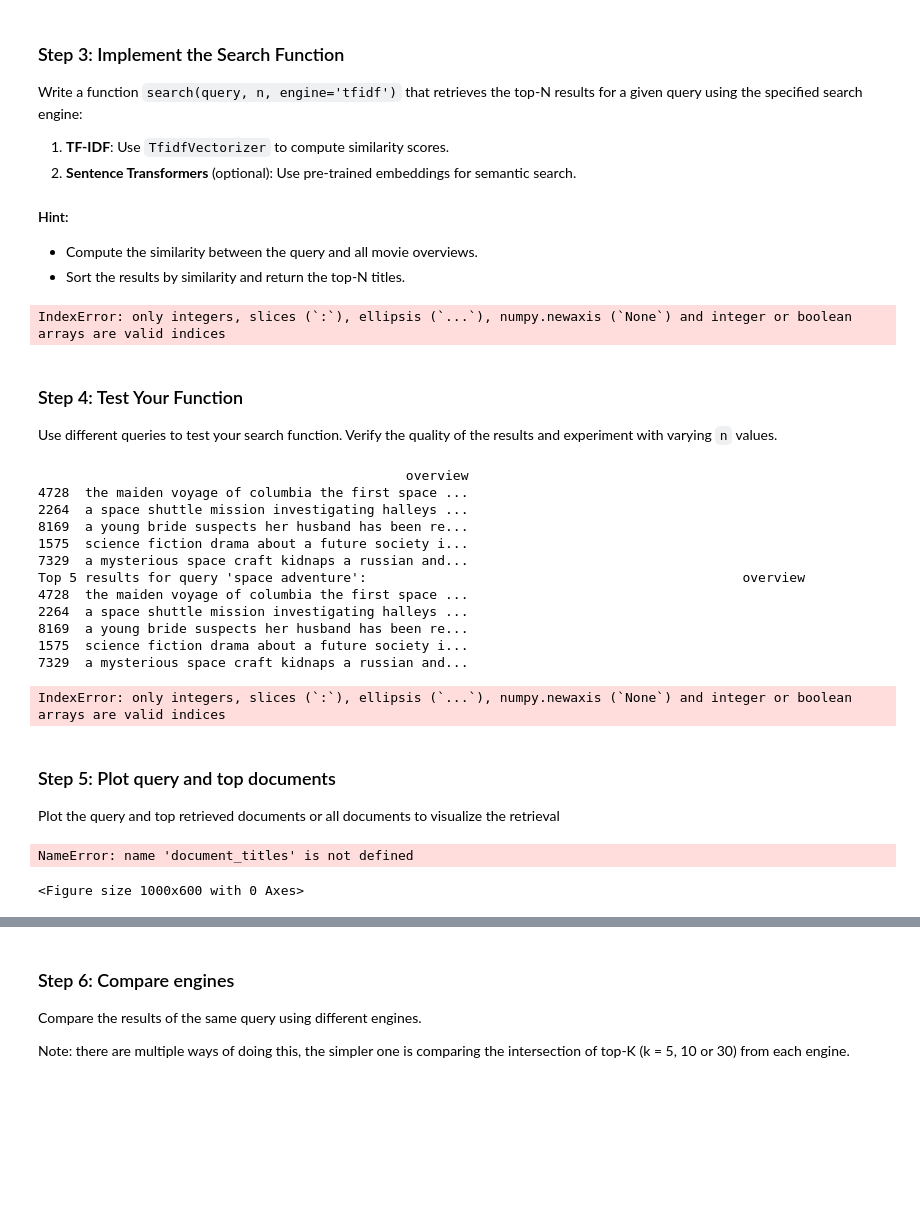
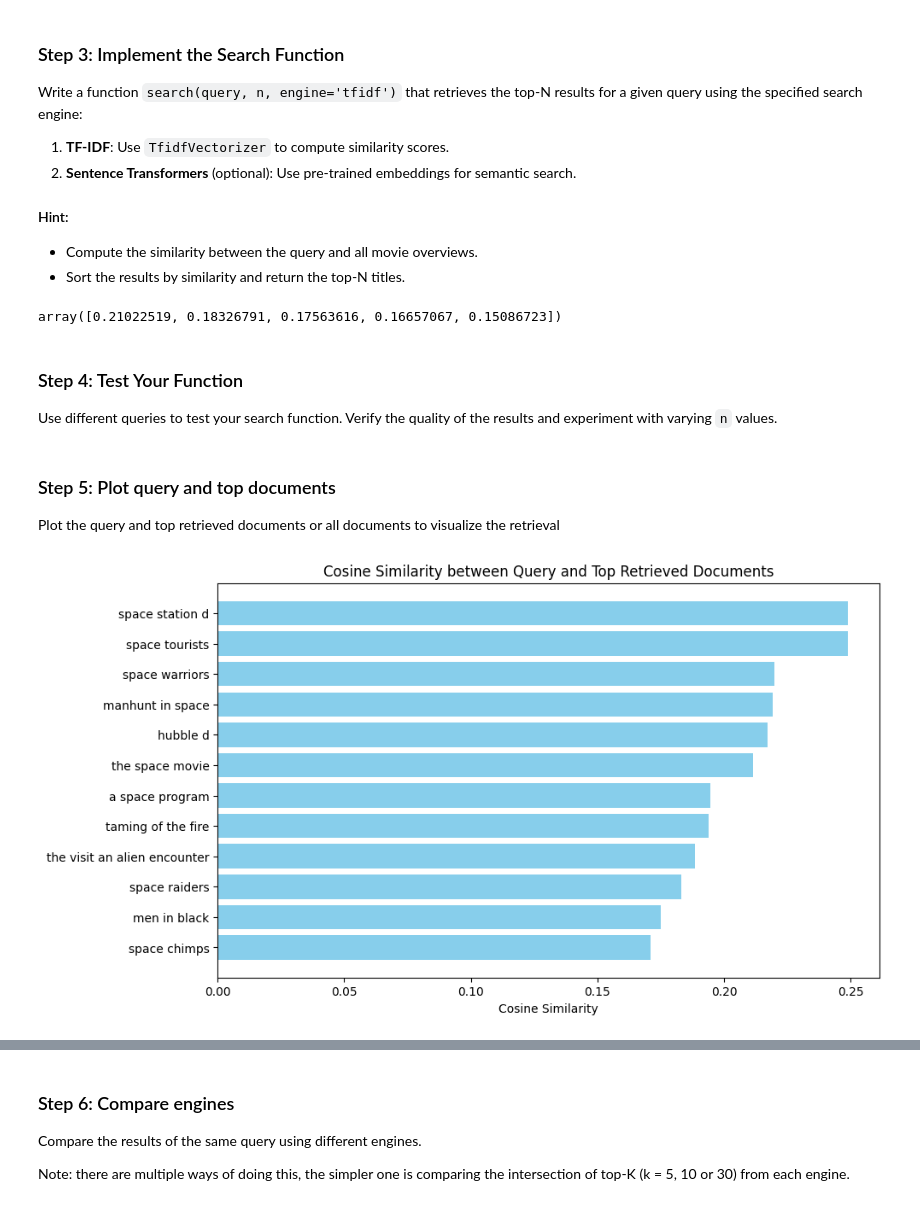
Before and after one commit to bernaprioste1704/6-7-edition, a Jupyter notebook: NLP - Embeddings and Search/exercises_notebook_search.ipynb, the cells around one changed output, grey strips where cells are left out. Saved outputs shown, nothing was run; the diff lists cells and outputs as text; code cells hidden in the pictures; blank space fills up the shorter version.

```diff
--- a/NLP - Embeddings and Search/exercises_notebook_search.ipynb
+++ b/NLP - Embeddings and Search/exercises_notebook_search.ipynb
@@ -79,8 +83,7 @@ Write a function `search(query, n, engine='tfidf')` that retrieves the top-N res
 - Compute the similarity between the query and all movie overviews.
 - Sort the results by similarity and return the top-N titles.
 # %%
-from sklearn.model_selection import train_test_split
-import re, string
+
 def clean_text(text):
 		text = text.lower()
 		punctuation = re.escape(string.punctuation)
@@ -89,12 +92,12 @@ def clean_text(text):
 
 df['overview'] = df['overview'].astype(str).apply(clean_text)
 df['title'] = df['title'].astype(str).apply(clean_text)
+df['genres'] = df['genres'].astype(str).apply(clean_text)
 
-train_data, test_data = train_test_split(df, test_size=0.2, random_state=42)
+# train_data, test_data = train_test_split(df, test_size=0.2, random_state=42)
 # %%
 tfidf_vectorizer = TfidfVectorizer(max_features=100000)
-tfidf_matrix = tfidf_vectorizer.fit_transform(df["overview"][:16000])
-cos_sim_tfidf = cosine_similarity(tfidf_matrix, tfidf_matrix)
+tfidf_matrix = tfidf_vectorizer.fit_transform(df['title'] + df["overview"] + df['genres'])
 # %%
 def search(query, n=5, engine='tfidf'):
     """Search for the top-N movies based on the query.
@@ -110,53 +113,34 @@ def search(query, n=5, engine='tfidf'):
     query = clean_text(query)
     query_vector = tfidf_vectorizer.transform([query])
     cos_sim_query = cosine_similarity(query_vector, tfidf_matrix)
-    top_n = n
-    top_indices = cos_sim_query[0].argsort()[-top_n:][::-1]
-    similar_documents = df.iloc[top_indices][['overview']]
-    # print(similar_documents)
-    return cos_sim_query[0][similar_documents], similar_documents
+    top_indices = cos_sim_query[0].argsort()[-n:][::-1]
+    similar_documents = df.iloc[top_indices][['title', 'overview', 'genres']]
+    return similar_documents['title'], cos_sim_query[0][top_indices]
 
 
-search("Bananas", 5)
+search("A young mathematician", 5)[1]
 # %% [output]
-IndexError: only integers, slices (`:`), ellipsis (`...`), numpy.newaxis (`None`) and integer or boolean arrays are valid indices
+array([0.21022519, 0.18326791, 0.17563616, 0.16657067, 0.15086723])
 # %% [markdown]
 ### Step 4: Test Your Function
 
 Use different queries to test your search function. Verify the quality of the results and experiment with varying `n` values.
 # %%
 # Example usage of the search function
-query = 'space adventure'
-top_n = 5
-results = search(query, n=top_n, engine='tfidf')
-print(f"Top {top_n} results for query '{query}':", results)
+query = 'Space and Galaxies'
+top_n = 12
+titles, scores = search(query, n=top_n, engine='tfidf')
-# %% [output]
-                                               overview
-4728  the maiden voyage of columbia the first space ...
-2264  a space shuttle mission investigating halleys ...
-8169  a young bride suspects her husband has been re...
-1575  science fiction drama about a future society i...
-7329  a mysterious space craft kidnaps a russian and...
-Top 5 results for query 'space adventure':                                                overview
-4728  the maiden voyage of columbia the first space ...
-2264  a space shuttle mission investigating halleys ...
-8169  a young bride suspects her husband has been re...
-1575  science fiction drama about a future society i...
-7329  a mysterious space craft kidnaps a russian and...
-IndexError: only integers, slices (`:`), ellipsis (`...`), numpy.newaxis (`None`) and integer or boolean arrays are valid indices
 # %% [markdown]
 ### Step 5: Plot query and top documents
 
 Plot the query and top retrieved documents or all documents to visualize the retrieval
 # %%
-from sklearn.metrics.pairwise import cosine_similarity
-import matplotlib.pyplot as plt
+
 plt.figure(figsize=(10, 6))
-plt.barh(results[1], results[0], color='skyblue')
+plt.barh(titles, scores, color='skyblue')
 plt.xlabel('Cosine Similarity')
 plt.title('Cosine Similarity between Query and Top Retrieved Documents')
 plt.gca().invert_yaxis()  # Invert y-axis so the highest score is at the top
 plt.show()
 # %% [output]
-NameError: name 'document_titles' is not defined
-<Figure size 1000x600 with 0 Axes>
+[figure, added]
```
Also changed, not shown: parts of 5 cells of this notebook, 1 other file.
